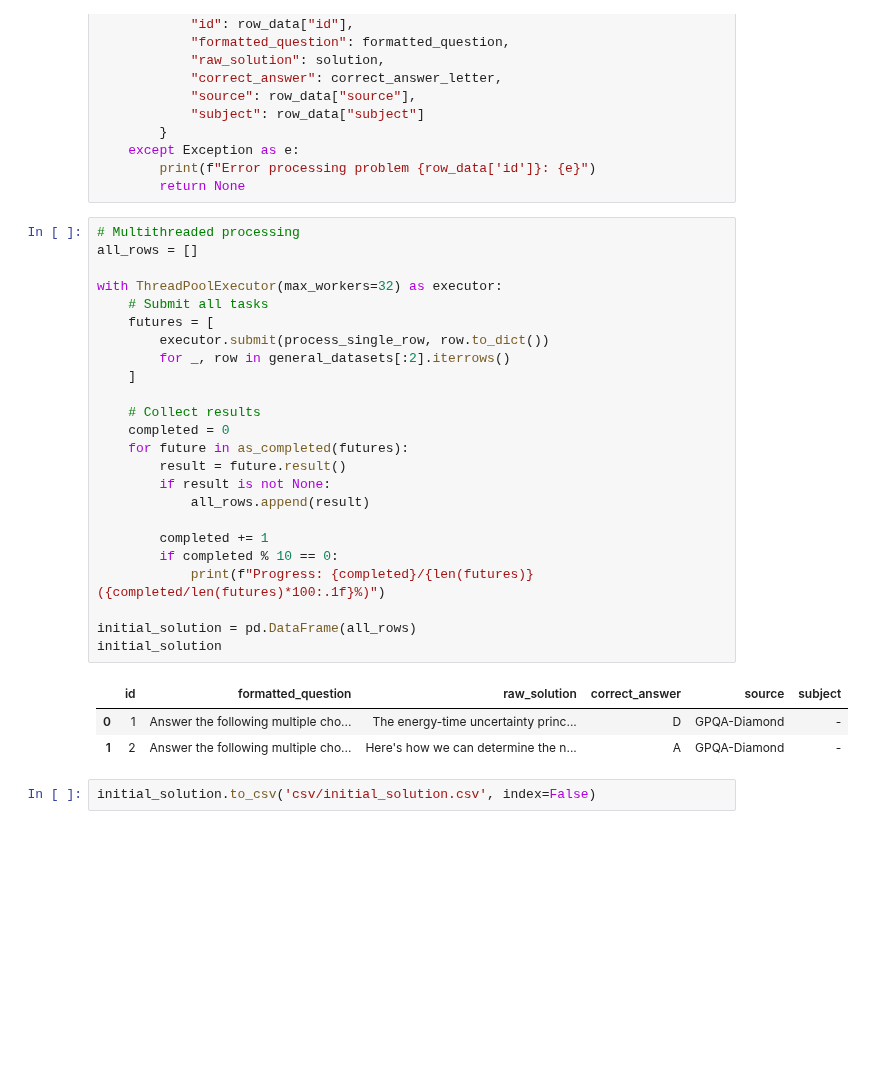
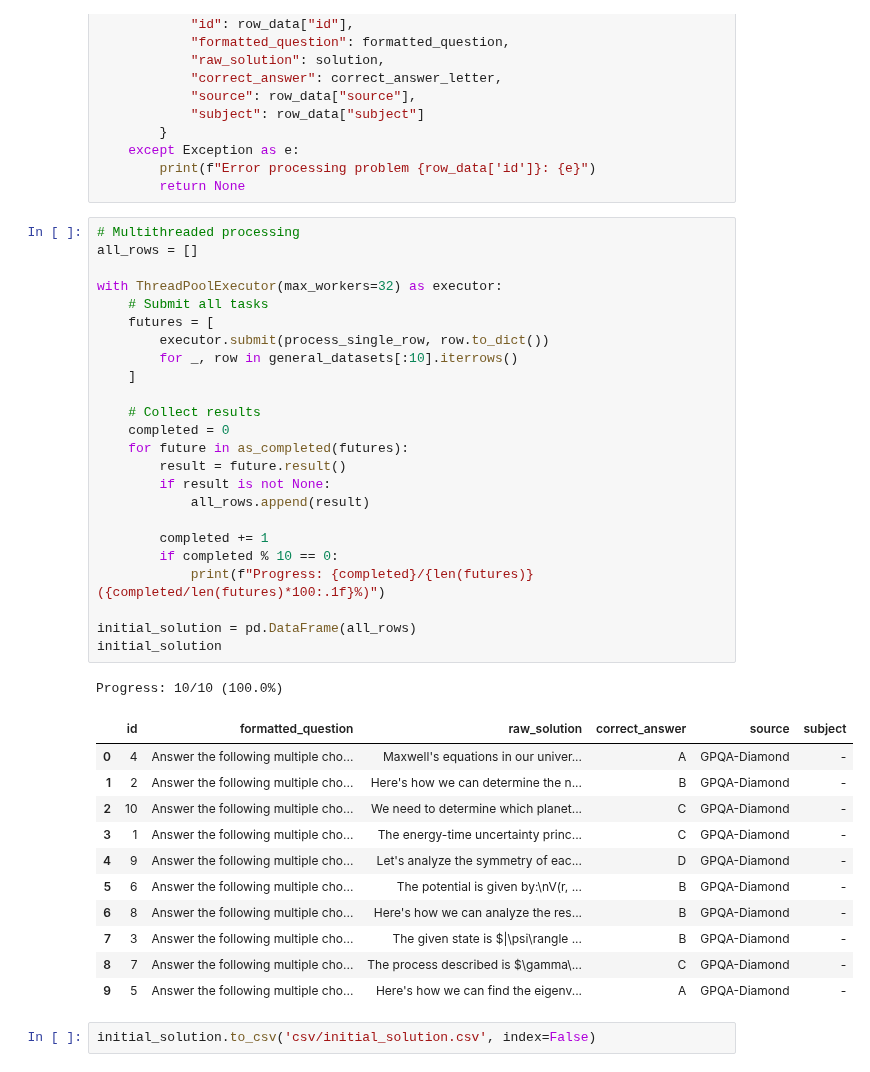
Before and after one commit to eugeniusms/textgrad-TextualVerifier, a Jupyter notebook: evaluation/solution_optimization/01-Generate-Initial-Solution.ipynb, the cells around one changed output. Drawn from its saved outputs; the diff is of its cells as text; blank space fills up the shorter version.

```diff
--- a/evaluation/solution_optimization/01-Generate-Initial-Solution.ipynb
+++ b/evaluation/solution_optimization/01-Generate-Initial-Solution.ipynb
@@ -249,30 +249,39 @@ def process_single_row(row_data):
 # %%
 # Multithreaded processing
 all_rows = []
 
 with ThreadPoolExecutor(max_workers=32) as executor:
     # Submit all tasks
     futures = [
         executor.submit(process_single_row, row.to_dict())
-        for _, row in general_datasets[:2].iterrows()
+        for _, row in general_datasets[:10].iterrows()
     ]
 
     # Collect results
     completed = 0
     for future in as_completed(futures):
         result = future.result()
         if result is not None:
             all_rows.append(result)
 
         completed += 1
         if completed % 10 == 0:
             print(f"Progress: {completed}/{len(futures)} ({completed/len(futures)*100:.1f}%)")
 
 initial_solution = pd.DataFrame(all_rows)
 initial_solution
 # %% [output]
+Progress: 10/10 (100.0%)
 |  | id | formatted_question | raw_solution | correct_answer | source | subject |
-| 0 | 1 | Answer the following multiple cho... | The energy-time uncertainty princ... | D | GPQA-Diamond | - |
-| 1 | 2 | Answer the following multiple cho... | Here's how we can determine the n... | A | GPQA-Diamond | - |
+| 0 | 4 | Answer the following multiple cho... | Maxwell's equations in our univer... | A | GPQA-Diamond | - |
+| 1 | 2 | Answer the following multiple cho... | Here's how we can determine the n... | B | GPQA-Diamond | - |
+| 2 | 10 | Answer the following multiple cho... | We need to determine which planet... | C | GPQA-Diamond | - |
+| 3 | 1 | Answer the following multiple cho... | The energy-time uncertainty princ... | C | GPQA-Diamond | - |
+| 4 | 9 | Answer the following multiple cho... | Let's analyze the symmetry of eac... | D | GPQA-Diamond | - |
+| 5 | 6 | Answer the following multiple cho... | The potential is given by:\nV(r, ... | B | GPQA-Diamond | - |
+| 6 | 8 | Answer the following multiple cho... | Here's how we can analyze the res... | B | GPQA-Diamond | - |
+| 7 | 3 | Answer the following multiple cho... | The given state is $|\psi\rangle ... | B | GPQA-Diamond | - |
+| 8 | 7 | Answer the following multiple cho... | The process described is $\gamma\... | C | GPQA-Diamond | - |
+| 9 | 5 | Answer the following multiple cho... | Here's how we can find the eigenv... | A | GPQA-Diamond | - |
 # %%
 initial_solution.to_csv('csv/initial_solution.csv', index=False)
```
Also changed, not shown: 4 other files.
